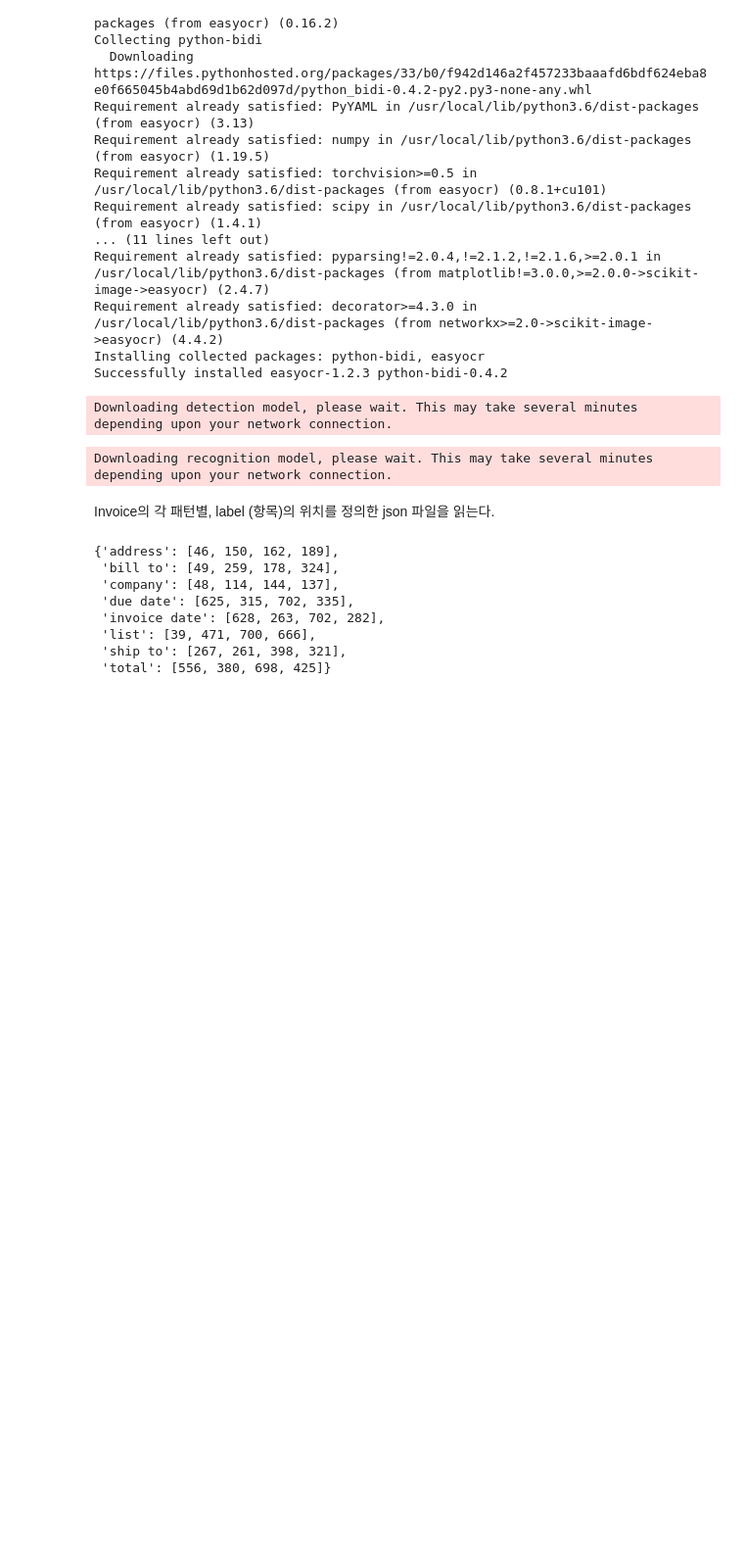
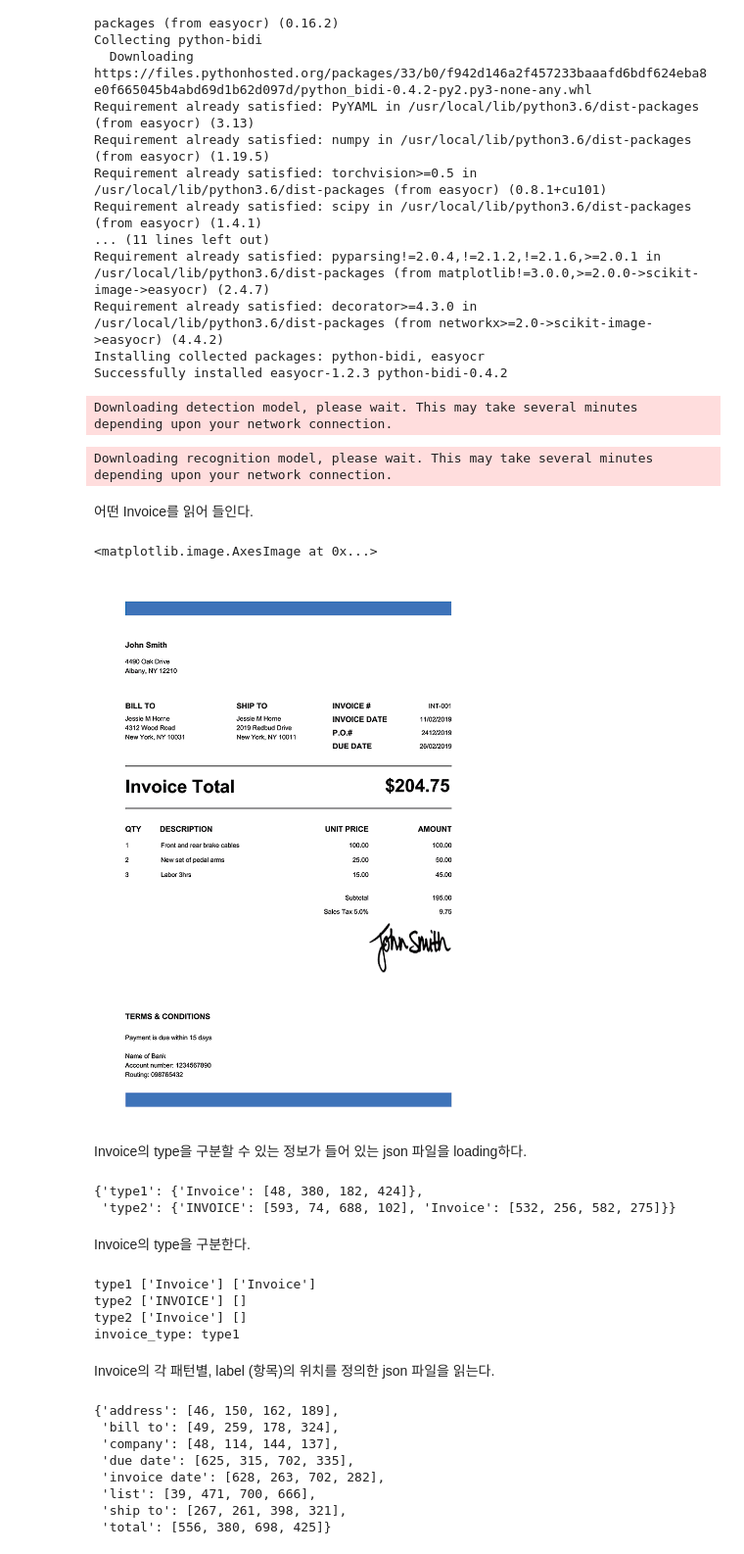
Before and after one commit to dolmani38/OCR, a Jupyter notebook: Untitled18.ipynb, the cells around one changed output. Shown: that part at 98% size. Saved outputs shown, nothing was run; the diff lists cells and outputs as text; code cells hidden in the pictures; blank space fills up the shorter version.

```diff
--- a/Untitled18.ipynb
+++ b/Untitled18.ipynb
@@ -26,6 +26,82 @@ reader = easyocr.Reader(['en'], gpu = True) # need to run only once to load mode
 # %% [output]
 Downloading detection model, please wait. This may take several minutes depending upon your network connection.
 Downloading recognition model, please wait. This may take several minutes depending upon your network connection.
+# %% [markdown]
+어떤 Invoice를 읽어 들인다.
+# %%
+import matplotlib.pyplot as plt
+import matplotlib as mpl
+import matplotlib.patches as patches
+import matplotlib.image as mpimg
+import random
+
+invoices=['https://github.com/dolmani38/OCR/blob/main/invoice/invoice-template-en-band-blue-750px.png?raw=true',
+'https://github.com/dolmani38/OCR/blob/main/invoice/invoice-template-en-classic-blue-750px.png?raw=true']
+
+invoice = random.choices(invoices)[0]
+invoice
+im_path = invoice
+
+dpi = mpl.rcParams['figure.dpi']
+im_data = plt.imread(im_path)
+height, width, depth = im_data.shape
+
+# What size does the figure need to be in inches to fit the image?
+figsize = width / float(dpi), height / float(dpi)
+
+# Create a figure of the right size with one axes that takes up the full figure
+fig = plt.figure(figsize=figsize)
+ax = fig.add_axes([0, 0, 1, 1])
+
+# Hide spines, ticks, etc.
+ax.axis('off')
+
+# Display the image.
+ax.imshow(im_data, cmap='gray')
+# %% [output]
+<matplotlib.image.AxesImage at 0x...>
+[figure, added]
+# %% [markdown]
+Invoice의 type을 구분할 수 있는 정보가 들어 있는 json 파일을 loading하다.
+# %%
+import requests
+import json
+url = 'https://raw.githubusercontent.com/dolmani38/OCR/main/type.json'
+js = requests.get(url).text
+types = json.loads(js)
+types
+# %% [output]
+{'type1': {'Invoice': [48, 380, 182, 424]},
+ 'type2': {'INVOICE': [593, 74, 688, 102], 'Invoice': [532, 256, 582, 275]}}
+# %% [markdown]
+Invoice의 type을 구분한다.
+# %%
+invoice_type = None
+
+for k in types:
+    # Create a Rectangle patch
+    features = types[k]
+    isT = True
+    for f in features:
+        r = features[f]
+        #rect = patches.Rectangle((r[0],r[1]),r[2]-r[0],r[3]-r[1],linewidth=1,edgecolor='r',facecolor='none')
+        text_part=im_data[r[1]:r[3],r[0]:r[2],:]
+        mpimg.imsave("out.png", text_part)
+        result = reader.readtext("out.png",detail=False)
+        print(k,[f],result)
+        if [f] == result:
+            pass
+        else:
+            isT = False
+    if isT:
+        invoice_type = k
+
+print('invoice_type:',invoice_type)
+# %% [output]
+type1 ['Invoice'] ['Invoice']
+type2 ['INVOICE'] []
+type2 ['Invoice'] []
+invoice_type: type1
 # %% [markdown]
 Invoice의 각 패턴별, label (항목)의 위치를 정의한 json 파일을 읽는다.
 # %%
```
Also changed, not shown: parts of 5 cells of this notebook.
